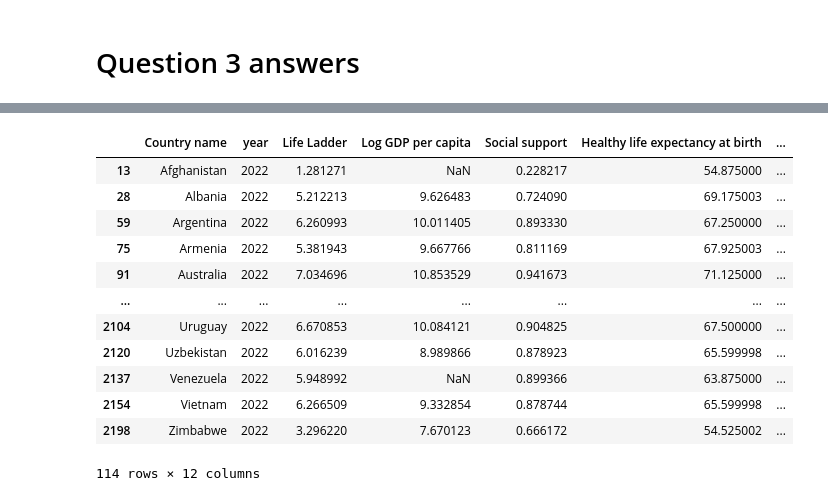
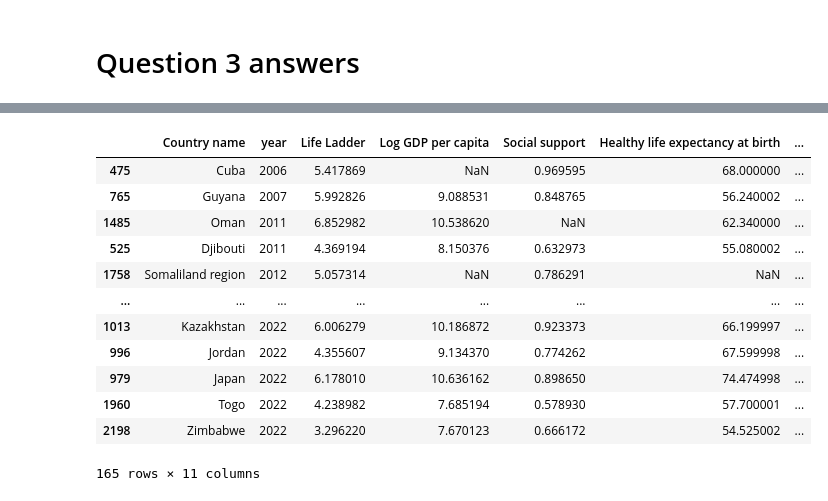
Before and after one commit to USFCA-CS663-Spring2024/happiness-ruchamaslekar, a Jupyter notebook: Happiness - Assignment 1 - CS 663 (Machine Learning).ipynb, the cells around one changed output, grey strips where cells are left out. Drawn from its saved outputs; the diff is of its cells as text; code cells hidden in the pictures.

```diff
--- a/Happiness - Assignment 1 - CS 663 (Machine Learning).ipynb
+++ b/Happiness - Assignment 1 - CS 663 (Machine Learning).ipynb
@@ -357,18 +379,17 @@ data_2023
-# %%
-earliest_year_value = data[data['year'] == data['year'].min()]['Life Ladder'].values[0]
-data_2023['Life_Ladder_Change'] = data_2023['Life Ladder'] - earliest_year_value
-data_2023
-# %% [output]
-|  | Country name | year | Life Ladder | Log GDP per capita | Social support | Healthy life expectancy at birth | ... |
-| 13 | Afghanistan | 2022 | 1.281271 | NaN | 0.228217 | 54.875000 | ... |
-| 28 | Albania | 2022 | 5.212213 | 9.626483 | 0.724090 | 69.175003 | ... |
-| 59 | Argentina | 2022 | 6.260993 | 10.011405 | 0.893330 | 67.250000 | ... |
-| 75 | Armenia | 2022 | 5.381943 | 9.667766 | 0.811169 | 67.925003 | ... |
-| 91 | Australia | 2022 | 7.034696 | 10.853529 | 0.941673 | 71.125000 | ... |
-| ... | ... | ... | ... | ... | ... | ... | ... |
-| 2104 | Uruguay | 2022 | 6.670853 | 10.084121 | 0.904825 | 67.500000 | ... |
-| 2120 | Uzbekistan | 2022 | 6.016239 | 8.989866 | 0.878923 | 65.599998 | ... |
-| 2137 | Venezuela | 2022 | 5.948992 | NaN | 0.899366 | 63.875000 | ... |
-| 2154 | Vietnam | 2022 | 6.266509 | 9.332854 | 0.878744 | 65.599998 | ... |
-| 2198 | Zimbabwe | 2022 | 3.296220 | 7.670123 | 0.666172 | 54.525002 | ... |
-114 rows × 12 columns
+# %%
+data_finish = sorted_data.drop_duplicates(subset=['Country name'],keep = 'last')
+data_finish
+# %% [output]
+|  | Country name | year | Life Ladder | Log GDP per capita | Social support | Healthy life expectancy at birth | ... |
+| 475 | Cuba | 2006 | 5.417869 | NaN | 0.969595 | 68.000000 | ... |
+| 765 | Guyana | 2007 | 5.992826 | 9.088531 | 0.848765 | 56.240002 | ... |
+| 1485 | Oman | 2011 | 6.852982 | 10.538620 | NaN | 62.340000 | ... |
+| 525 | Djibouti | 2011 | 4.369194 | 8.150376 | 0.632973 | 55.080002 | ... |
+| 1758 | Somaliland region | 2012 | 5.057314 | NaN | 0.786291 | NaN | ... |
+| ... | ... | ... | ... | ... | ... | ... | ... |
+| 1013 | Kazakhstan | 2022 | 6.006279 | 10.186872 | 0.923373 | 66.199997 | ... |
+| 996 | Jordan | 2022 | 4.355607 | 9.134370 | 0.774262 | 67.599998 | ... |
+| 979 | Japan | 2022 | 6.178010 | 10.636162 | 0.898650 | 74.474998 | ... |
+| 1960 | Togo | 2022 | 4.238982 | 7.685194 | 0.578930 | 57.700001 | ... |
+| 2198 | Zimbabwe | 2022 | 3.296220 | 7.670123 | 0.666172 | 54.525002 | ... |
+165 rows × 11 columns
```
Also changed, not shown: parts of 20 cells of this notebook.
